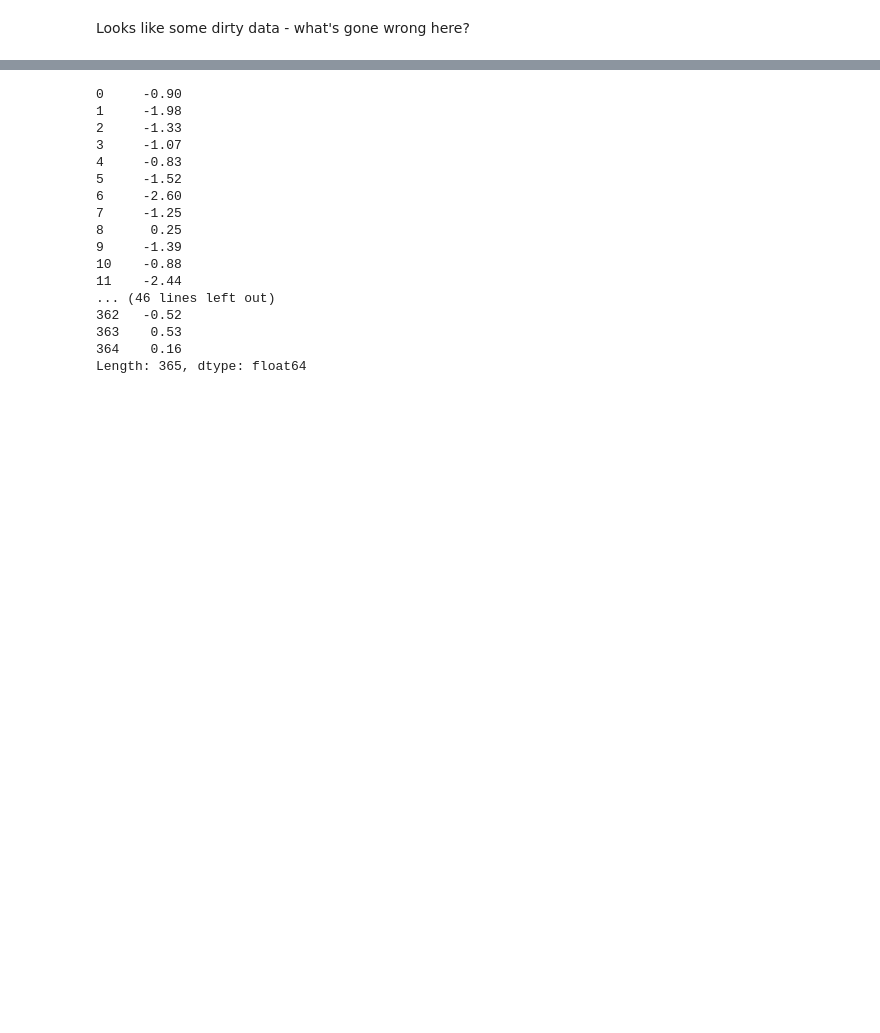
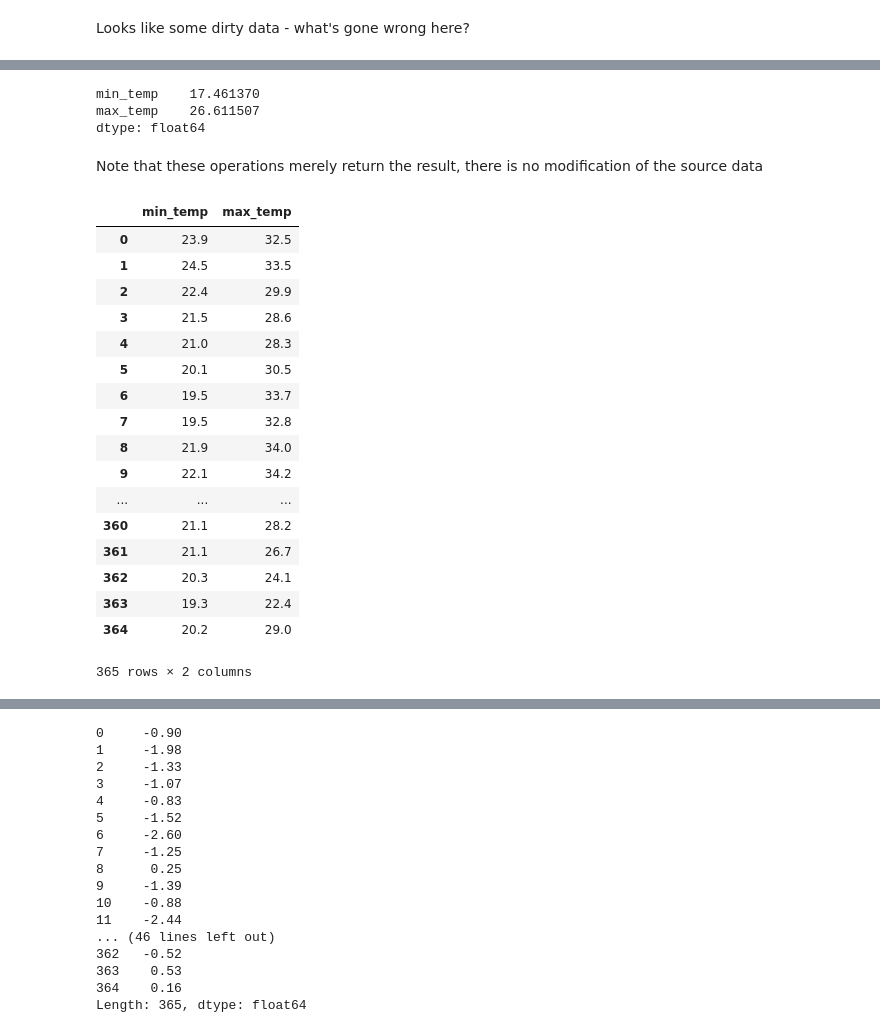
Before and after one commit to andersbogsnes/pandas_tutorial, a Jupyter notebook: 1. Loading and selecting data.ipynb, the cells around one changed output, grey strips where cells are left out. Drawn from its saved outputs; the diff is of its cells as text; code cells hidden in the pictures; blank space fills up the shorter version.

```diff
--- a/1. Loading and selecting data.ipynb
+++ b/1. Loading and selecting data.ipynb
@@ -349,0 +474,30 @@ temperatures
+# %%
+# The default is to take the mean across the rows or 'index'
+temperatures.mean(axis='index')
+# %% [output]
+min_temp    17.461370
+max_temp    26.611507
+dtype: float64
+# %% [markdown]
+Note that these operations merely return the result, there is no modification of the source data
+# %%
+temperatures
+# %% [output]
+|  | min_temp | max_temp |
+| 0 | 23.9 | 32.5 |
+| 1 | 24.5 | 33.5 |
+| 2 | 22.4 | 29.9 |
+| 3 | 21.5 | 28.6 |
+| 4 | 21.0 | 28.3 |
+| 5 | 20.1 | 30.5 |
+| 6 | 19.5 | 33.7 |
+| 7 | 19.5 | 32.8 |
+| 8 | 21.9 | 34.0 |
+| 9 | 22.1 | 34.2 |
+| ... | ... | ... |
+| 360 | 21.1 | 28.2 |
+| 361 | 21.1 | 26.7 |
+| 362 | 20.3 | 24.1 |
+| 363 | 19.3 | 22.4 |
+| 364 | 20.2 | 29.0 |
+365 rows × 2 columns
```
Also changed, not shown: parts of 73 cells of this notebook, 7 other files.
